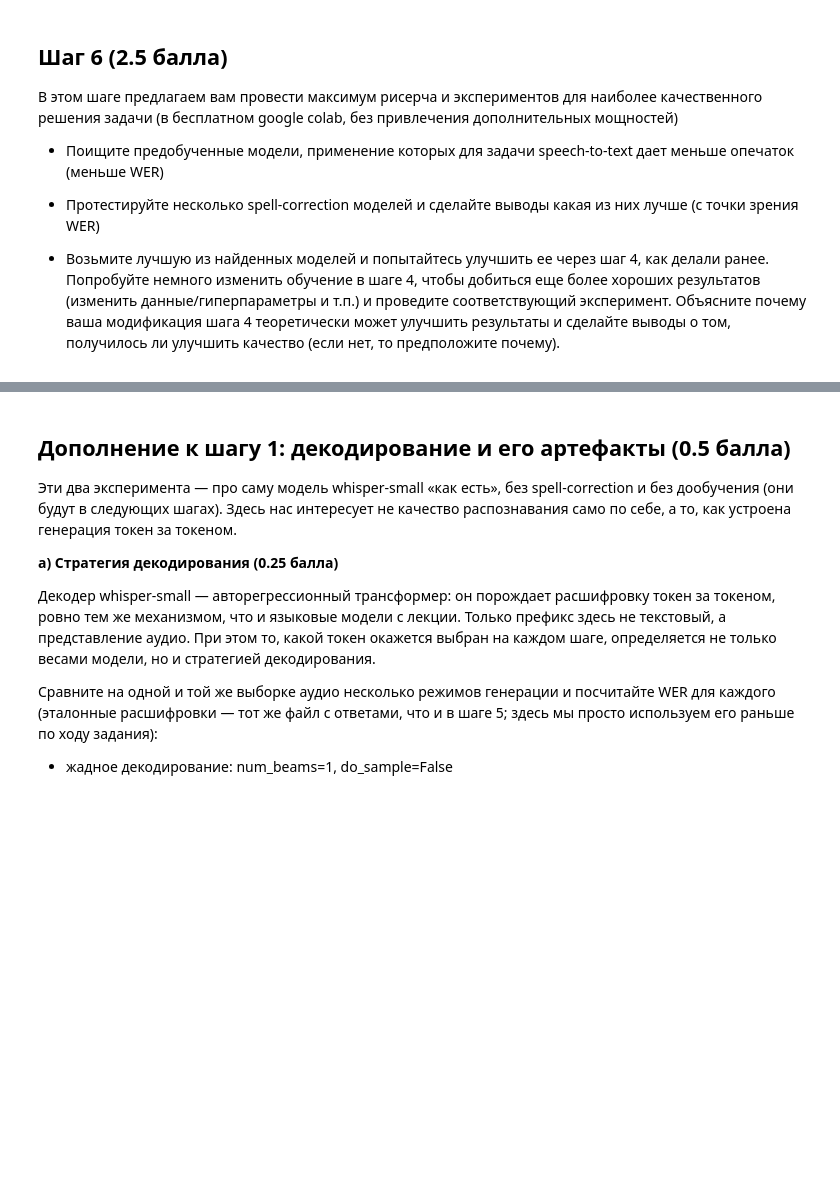
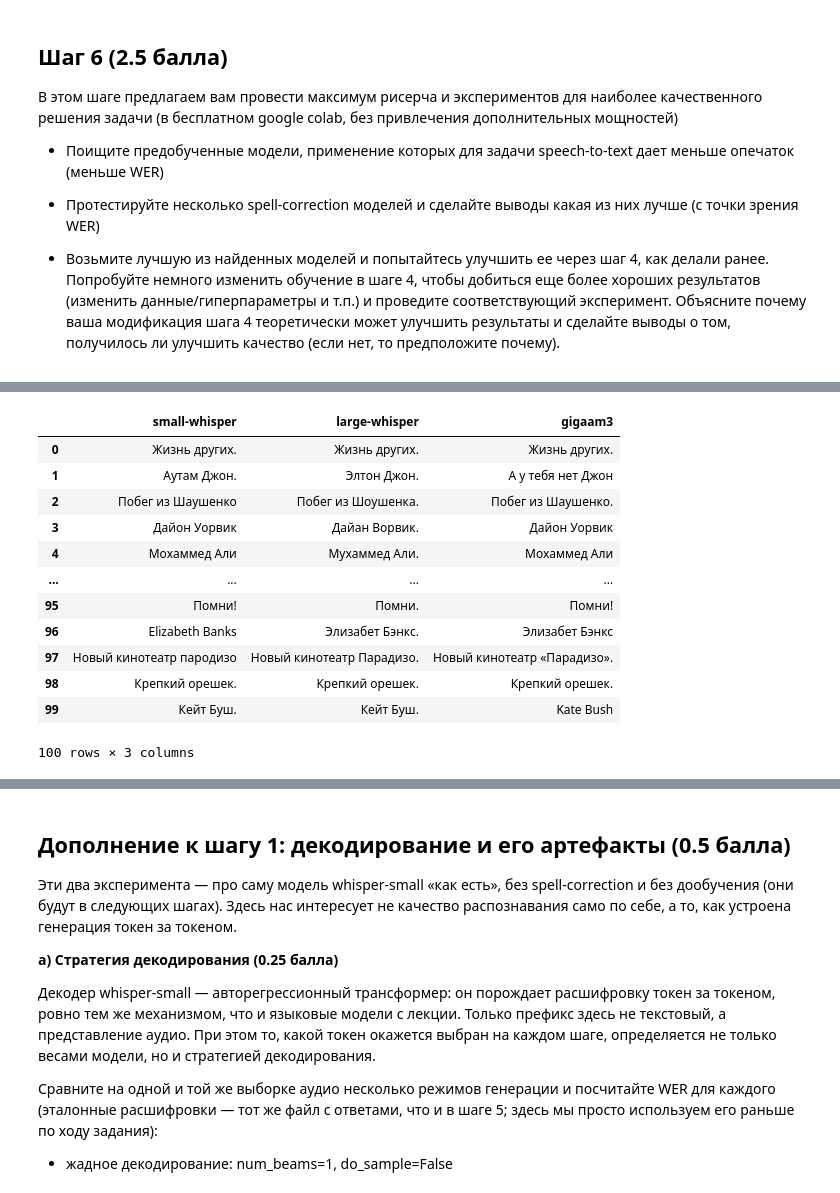
Before and after one commit to just-hw/GEN_HW1, a Jupyter notebook: Hometasks/Base/GenDL_HT1_base_2026.ipynb, the cells around one changed output, grey strips where cells are left out. Cells and saved outputs as stored; diff of their text form; code cells hidden in the pictures; blank space fills up the shorter version.

```diff
--- a/Hometasks/Base/GenDL_HT1_base_2026.ipynb
+++ b/Hometasks/Base/GenDL_HT1_base_2026.ipynb
@@ -1227,0 +1420,3 @@ metric = WordErrorRate()
+# %%
+import gigaam
+model_gigaam3 = gigaam.load_model("v3_e2e_rnnt").to(device)
@@ -1227,0 +1456,49 @@ metric = WordErrorRate()
+# %%
+results_whisper_large = []
+results_gigaam3 = []
+
+
+# for model_type in ['whisper_large', 'gigaam3']:
+for model_type in ['gigaam3', 'whisper_large', ]:
+  for i in tqdm.tqdm(range(len(df))):
+      path = f"drive/MyDrive/audio/{i:03d}.wav"
+
+      try:
+          if model_type == 'gigaam3':
+            text = transcribe_gigaam(path, model_gigaam3)
+            results_whisper_large.append({
+                "id": i,
+                "url": df.iloc[i]["url"],
+                "transcription": text
+            })
+          elif model_type == 'whisper_large':
+            text = transcribe_whisper(path, model_whisper_large,
+                    processor_whisper_large, forced_decoder_whisper_large_ids)
+            results_gigaam3.append({
+                "id": i,
+                "url": df.iloc[i]["url"],
+                "transcription": text
+            })
+
+      except Exception as e:
+          print(f"Ошибка {i}: {e}")
+# %%
+all_results_df = pd.DataFrame({'small-whisper': pd.read_csv('transcriptions.csv').transcription,
+              'large-whisper': pd.DataFrame(results_whisper_large).transcription.apply(lambda x: x.text).tolist(),
+              'gigaam3': pd.DataFrame(results_gigaam3).transcription
+              })
+all_results_df.to_csv('all_transcriptions.csv')
+# %% [output]
+|  | small-whisper | large-whisper | gigaam3 |
+| 0 | Жизнь других. | Жизнь других. | Жизнь других. |
+| 1 | Аутам Джон. | Элтон Джон. | А у тебя нет Джон |
+| 2 | Побег из Шаушенко | Побег из Шоушенка. | Побег из Шаушенко. |
+| 3 | Дайон Уорвик | Дайан Ворвик. | Дайон Уорвик |
+| 4 | Мохаммед Али | Мухаммед Али. | Мохаммед Али |
+| ... | ... | ... | ... |
+| 95 | Помни! | Помни. | Помни! |
+| 96 | Elizabeth Banks | Элизабет Бэнкс. | Элизабет Бэнкс |
+| 97 | Новый кинотеатр пародизо | Новый кинотеатр Парадизо. | Новый кинотеатр «Парадизо». |
+| 98 | Крепкий орешек. | Крепкий орешек. | Крепкий орешек. |
+| 99 | Кейт Буш. | Кейт Буш. | Kate Bush |
+100 rows × 3 columns
```
Also changed, not shown: parts of 37 cells of this notebook.
